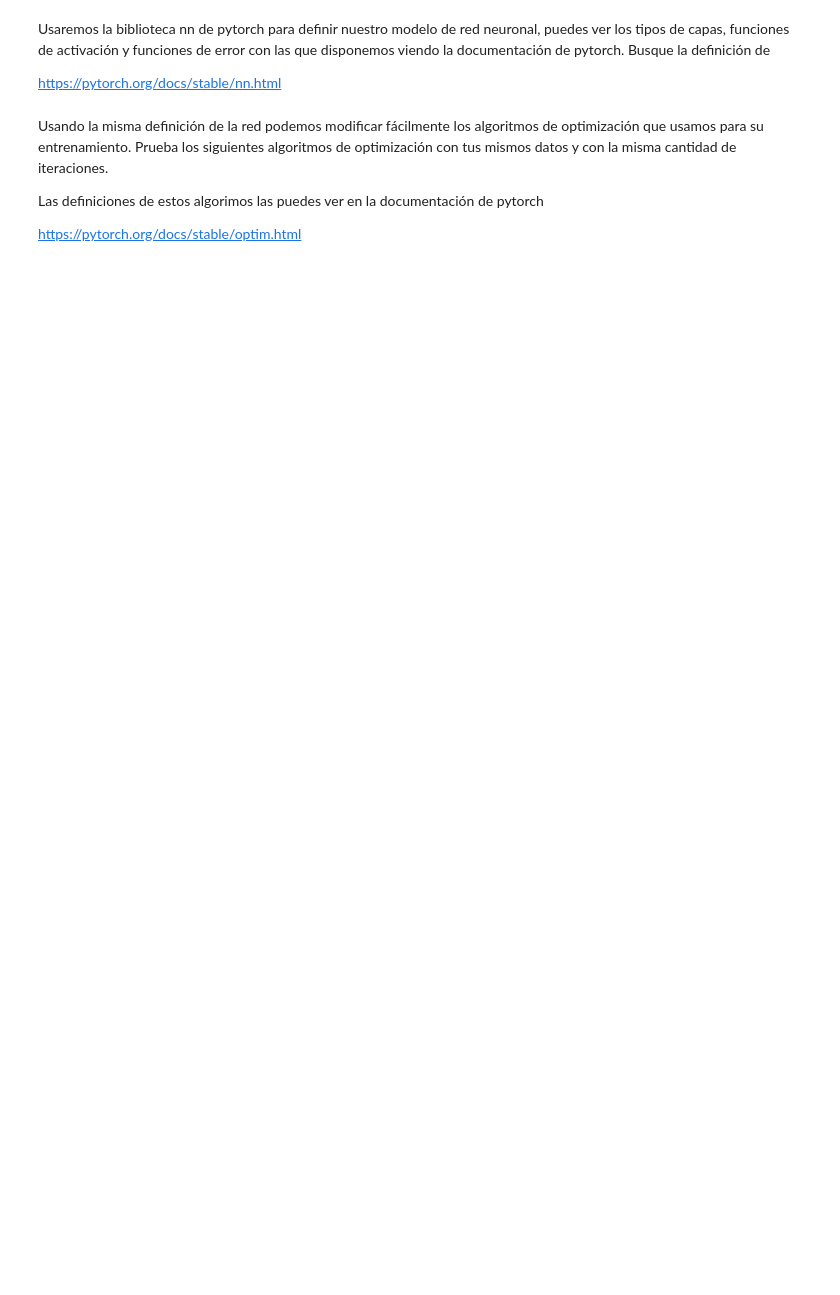
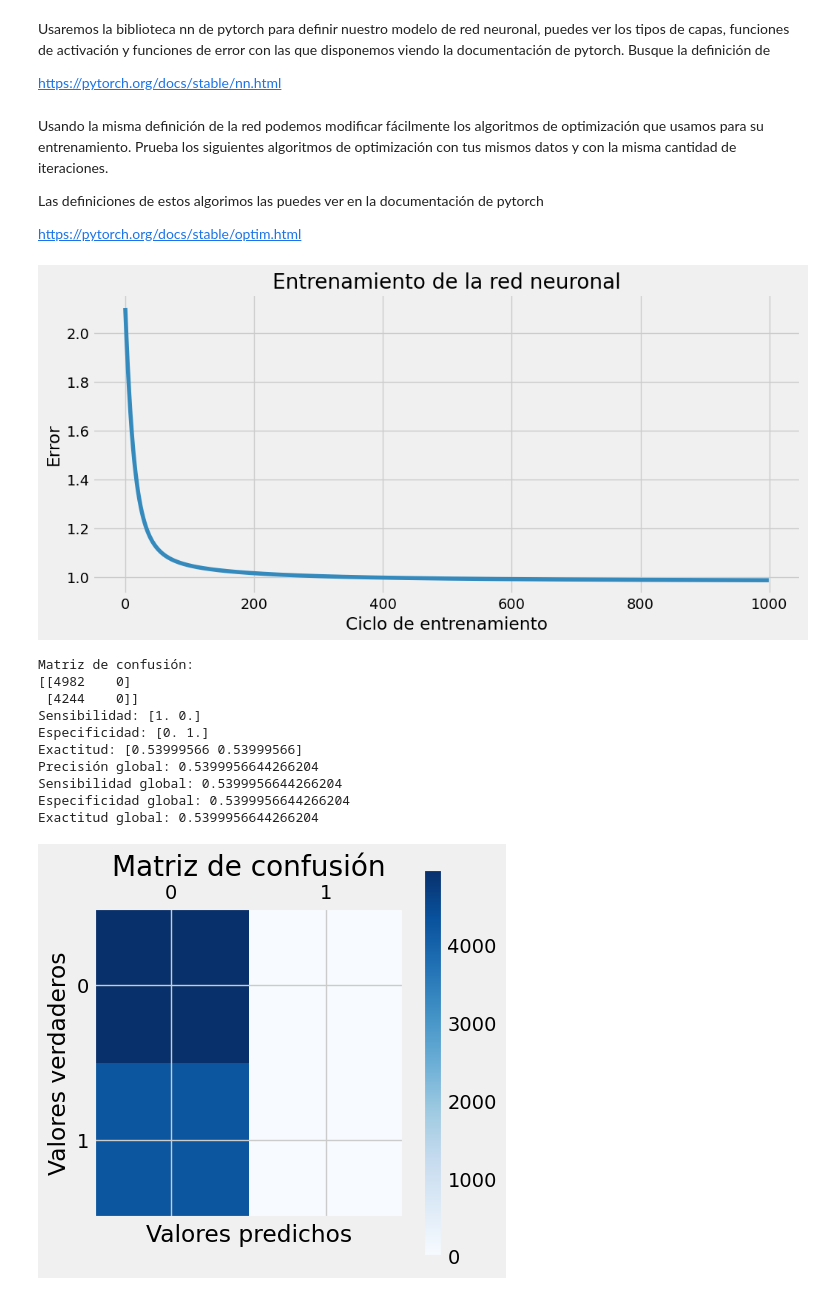
Before and after one commit to CarlosCastanon2099/Redes-Neuronales, a Jupyter notebook: Practicas/Practica-05/Poker.ipynb, the cells around one changed output. Cells and saved outputs as stored; diff of their text form; code cells hidden in the pictures; blank space fills up the shorter version.

```diff
--- a/Practicas/Practica-05/Poker.ipynb
+++ b/Practicas/Practica-05/Poker.ipynb
@@ -259,25 +261,38 @@ https://pytorch.org/docs/stable/optim.html
 # %%
 ## Entrena una red utilizando el algoritmo de optimización de
 ## stochastic gradient descent y muestra la matriz de confusión
 
 # Definir el tamaño de entrada, oculta y salida
 input_sizeB = 10  # Tamaño de entrada
 hidden_sizeB = 85  # Tamaño de la capa oculta
 output_sizeB = 10  # Tamaño de salida (número de clases)
 
 # Crear una instancia del modelo
 modeloB = Poker(input_sizeB, hidden_sizeB, output_sizeB)
 
 # Definir el optimizador (Stochastic Gradient Descent)
 optimizer = optim.SGD(modeloB.parameters(), lr=0.01)
 
 # Entrenar la red
-modeloB.train(X_train, Y_train, optimizer, ciclos=500)
+modeloB.train(X_train, Y_train, optimizer, ciclos=1000)
 
 # Mostrar la matriz de confusión
 modeloB.confusion(X_val, Y_val)
 
-# Con la anterior configuracion el tiempo de calculo fue de 17 minutos 50 segundos
+# Con la anterior configuracion el tiempo de calculo fue de 34 minutos 30 segundos
+# %% [output]
+[figure, added]
+Matriz de confusión:
+[[4982    0]
+ [4244    0]]
+Sensibilidad: [1. 0.]
+Especificidad: [0. 1.]
+Exactitud: [0.53999566 0.53999566]
+Precisión global: 0.5399956644266204
+Sensibilidad global: 0.5399956644266204
+Especificidad global: 0.5399956644266204
+Exactitud global: 0.5399956644266204
+[figure, added]
 # %%
 ## Entrena una red utilizando el algoritmo de optimización Adam
 ## y muestra la matriz de confusión
```
Also changed, not shown: parts of 3 cells of this notebook.
